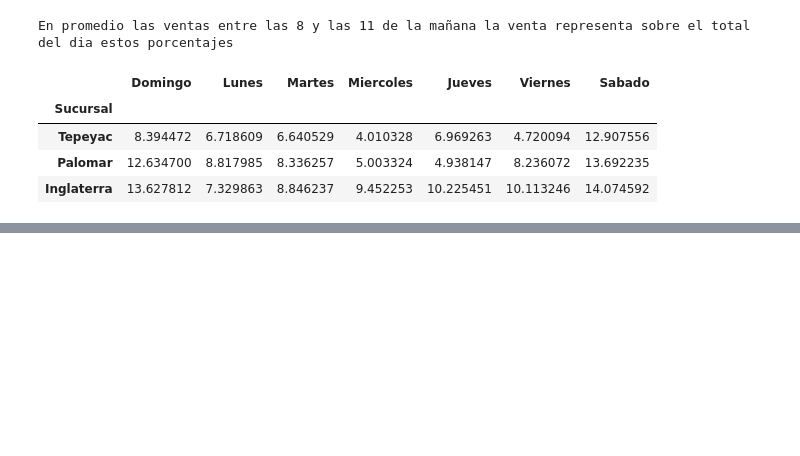
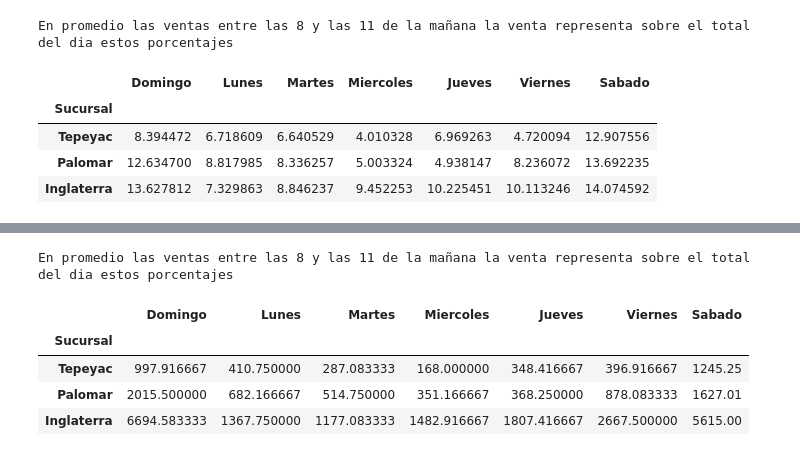
Before and after one commit to agui197/Las-Ro, a Jupyter notebook: Venta por hora/Ventas por hora.ipynb, the cells around one changed output, grey strips where cells are left out. Cells and saved outputs as stored; diff of their text form; code cells hidden in the pictures; blank space fills up the shorter version.

```diff
--- a/Venta por hora/Ventas por hora.ipynb
+++ b/Venta por hora/Ventas por hora.ipynb
@@ -105,0 +113,12 @@ En promedio las ventas entre las 8 y las 11 de la mañana la venta representa so
+# %%
+df=pd.DataFrame(t,index=['Tepeyac','Palomar','Inglaterra'],columns=dias)
+df.index.name = "Sucursal"
+print('En promedio las ventas entre las 8 y las 11 de la mañana la venta representa sobre el total del dia estos porcentajes')
+df
+# %% [output]
+En promedio las ventas entre las 8 y las 11 de la mañana la venta representa sobre el total del dia estos porcentajes
+|  | Domingo | Lunes | Martes | Miercoles | Jueves | Viernes | Sabado |
+| Sucursal |  |  |  |  |  |  |  |
+| Tepeyac | 997.916667 | 410.750000 | 287.083333 | 168.000000 | 348.416667 | 396.916667 | 1245.25 |
+| Palomar | 2015.500000 | 682.166667 | 514.750000 | 351.166667 | 368.250000 | 878.083333 | 1627.01 |
+| Inglaterra | 6694.583333 | 1367.750000 | 1177.083333 | 1482.916667 | 1807.416667 | 2667.500000 | 5615.00 |
```
Also changed, not shown: parts of 4 cells of this notebook, 3 other files.
